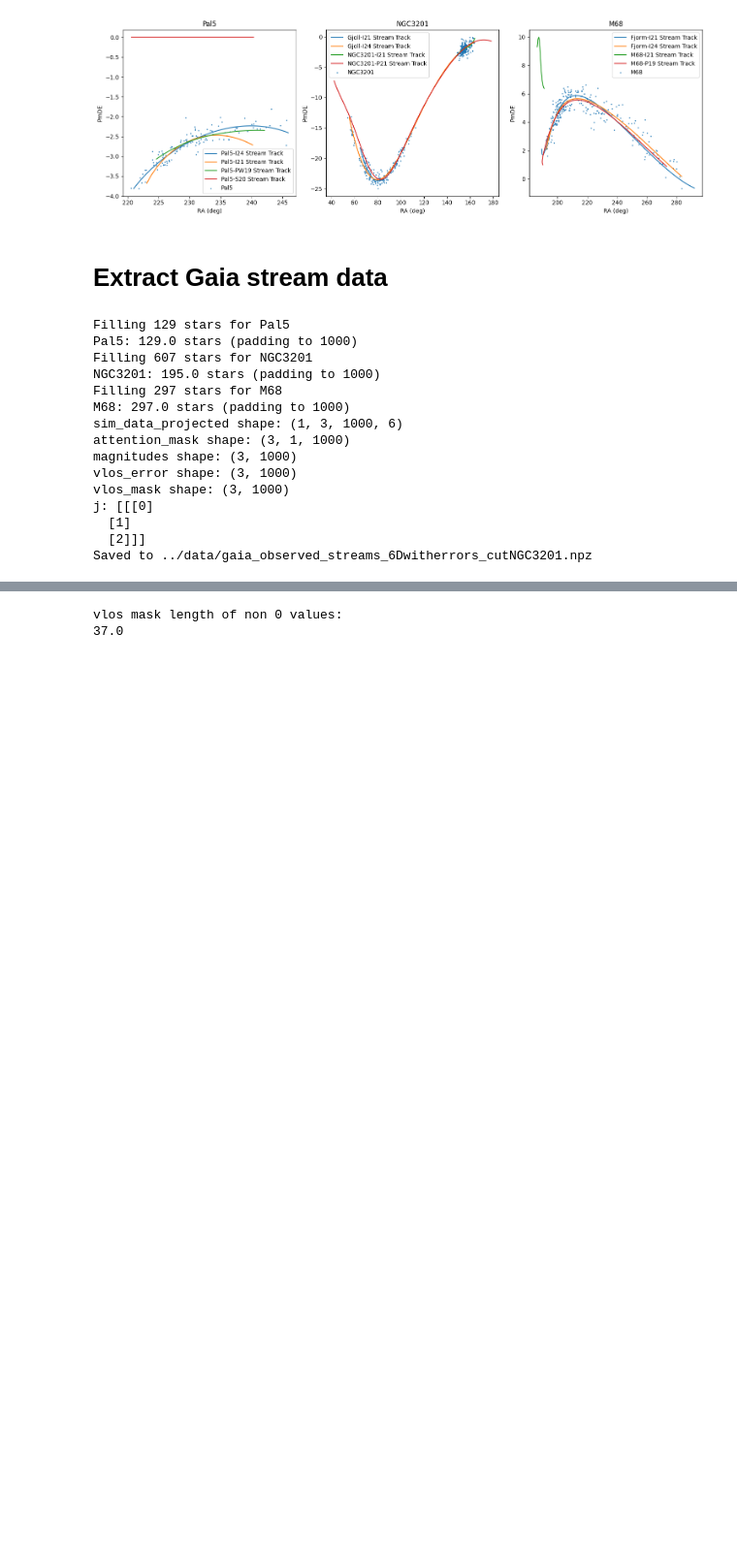
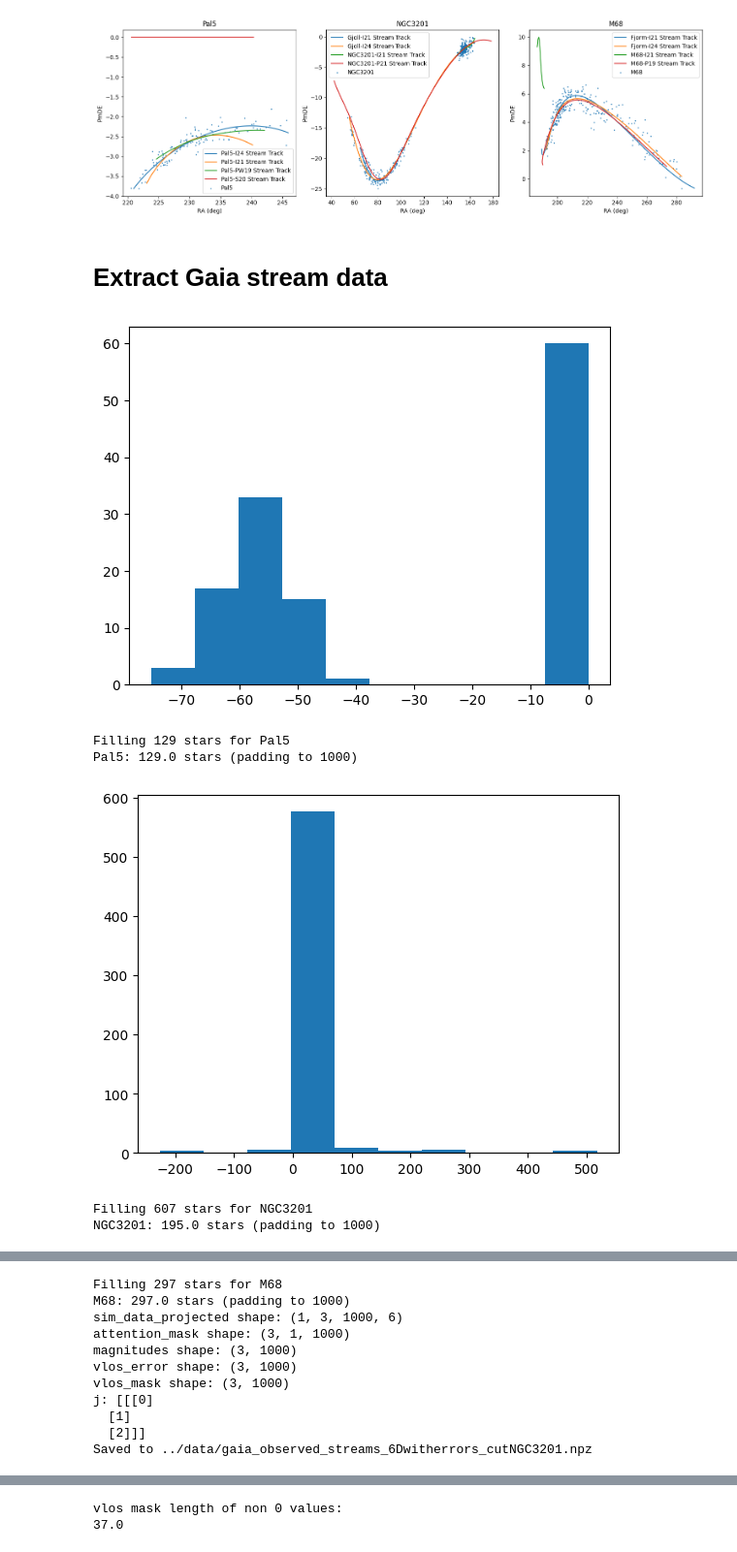
Before and after one commit to vepe99/diffusion-experiments, a Jupyter notebook: case_study5/project_stream/notebooks/read_GaiaD3.ipynb, the cells around one changed output, grey strips where cells are left out. Shown at 97% size. Saved outputs shown, nothing was run; the diff lists cells and outputs as text; code cells hidden in the pictures; blank space fills up the shorter version.

Commit message:
running on the set set, new rotation curve for 100,333, 1000. Generate new gaiastream data

```diff
--- a/case_study5/project_stream/notebooks/read_GaiaD3.ipynb
+++ b/case_study5/project_stream/notebooks/read_GaiaD3.ipynb
@@ -648,6 +648,8 @@ for i, name in enumerate(name_to_plot):
     ])  # shape: (n_stars, 6)
     mag = p['Gmag'].reshape(-1, 1)  # shape: (n_stars, 1)
     v_los_err = p['e_VHel'].reshape(-1, 1)  # shape: (n_stars, 1)
+    plt.hist(p['VHel'],)
+    plt.show()
     # Fill into the array (pad with zeros if n_stars < N_max)
     n_fill = min(n_stars, N_max)
     print(f"Filling {n_fill} stars for {name}")
@@ -671,45 +673,36 @@ for i, name in enumerate(name_to_plot):
     if name == 'NGC3201':
         vlos_mask[i, :n_fill] = (p['VHel'] != 0.0)&(p['Ra']<140)
     else:
         vlos_mask[i, :n_fill] = (p['VHel'] != 0.0) #mask for VHel = 0.0 (i.e., we have a valid v_los measurement)
 
 
 # Add the middle dimension: (1, 3, 1000) -> (1, 3, 1, 1000)
 attention_mask = attention_mask[:, np.newaxis, :]
 
 # j array mapping: 0 -> Pal5, 1 -> NGC3201, 2 -> M68
 j = np.array([0, 1, 2]).reshape(1, len(name_to_plot), 1)
 
 print(f"sim_data_projected shape: {sim_data_projected.shape}")
 print(f"attention_mask shape: {attention_mask.shape}")
 print(f"magnitudes shape: {magnitudes.shape}")
 print(f"vlos_error shape: {vlos_error.shape}")
 print(f"vlos_mask shape: {vlos_mask.shape}")
 print(f"j: {j}")
 
 np.savez(
     "../data/gaia_observed_streams_6Dwitherrors_cutNGC3201.npz",
     j=j,
     sim_data_projected=sim_data_projected,
     attention_mask=attention_mask,
     magnitudes=magnitudes,
     vlos_error=vlos_error,
     vlos_mask=vlos_mask
 )
 print("Saved to ../data/gaia_observed_streams_6Dwitherrors_cutNGC3201.npz")
 # %% [output]
+[figure, added]
 Filling 129 stars for Pal5
 Pal5: 129.0 stars (padding to 1000)
-Filling 607 stars for NGC3201
-NGC3201: 195.0 stars (padding to 1000)
-Filling 297 stars for M68
-M68: 297.0 stars (padding to 1000)
-sim_data_projected shape: (1, 3, 1000, 6)
-attention_mask shape: (3, 1, 1000)
-magnitudes shape: (3, 1000)
-vlos_error shape: (3, 1000)
-vlos_mask shape: (3, 1000)
-j: [[[0]
-  [1]
-  [2]]]
-Saved to ../data/gaia_observed_streams_6Dwitherrors_cutNGC3201.npz
+[figure, added]
+Filling 607 stars for NGC3201
+NGC3201: 195.0 stars (padding to 1000)
@@ -715,0 +710,11 @@ Saved to ../data/gaia_observed_streams_6Dwitherrors_cutNGC3201.npz
+Filling 297 stars for M68
+M68: 297.0 stars (padding to 1000)
+sim_data_projected shape: (1, 3, 1000, 6)
+attention_mask shape: (3, 1, 1000)
+magnitudes shape: (3, 1000)
+vlos_error shape: (3, 1000)
+vlos_mask shape: (3, 1000)
+j: [[[0]
+  [1]
+  [2]]]
+Saved to ../data/gaia_observed_streams_6Dwitherrors_cutNGC3201.npz
```
Also changed, not shown: parts of 5 cells of this notebook, 9 other files.
